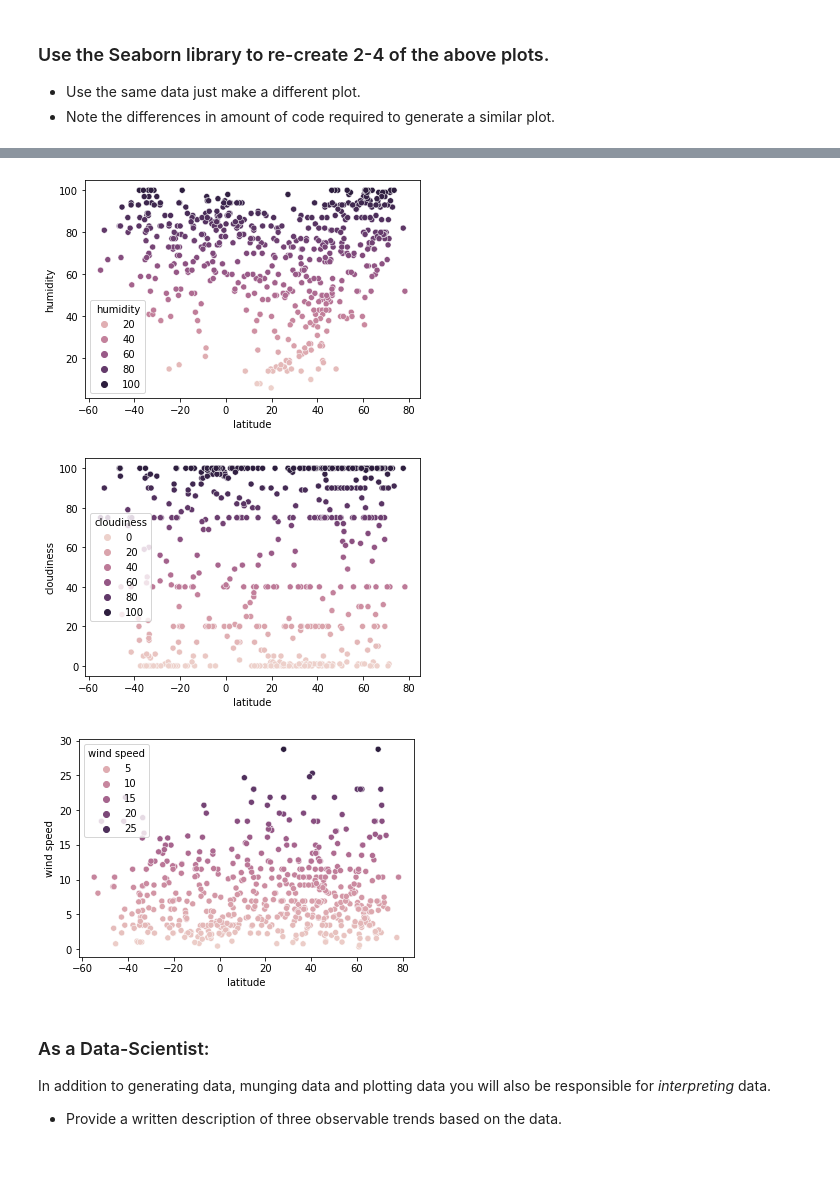
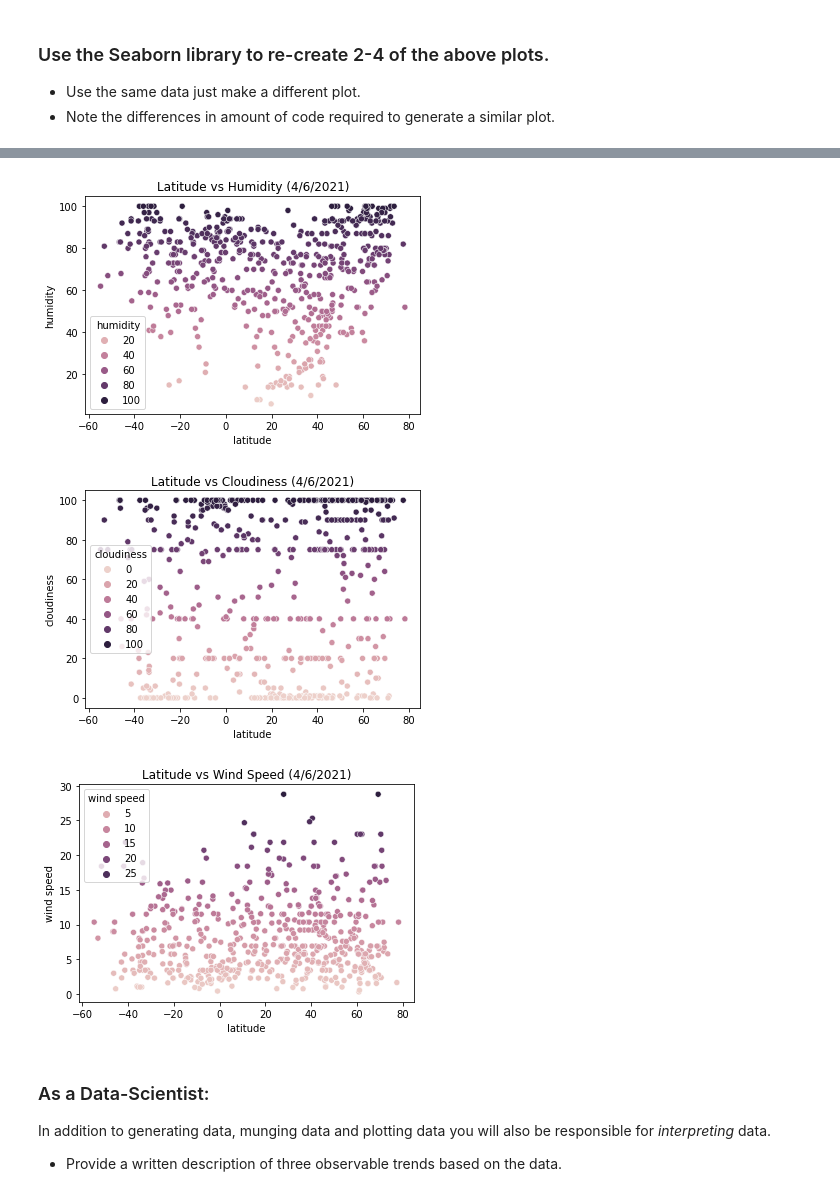
Before and after one commit to olesiam10/Homework, a Jupyter notebook: WeatherPy_homework_starter.ipynb, the cells around one changed output, grey strips where cells are left out. Drawn from its saved outputs; the diff is of its cells as text; code cells hidden in the pictures; blank space fills up the shorter version.

```diff
--- a/WeatherPy_homework_starter.ipynb
+++ b/WeatherPy_homework_starter.ipynb
@@ -228,21 +229,24 @@ plt.show()
 # %%
 import seaborn as sns
 sns.scatterplot(x ="latitude", y = "humidity", data = cityweather_df, hue = "humidity")
+plt.title("Latitude vs Humidity (4/6/2021)")
 plt.show()
 # %% [output]
-[figure, old version]
+[figure, new version]
 # %%
 import seaborn as sns
 sns.scatterplot(x ="latitude", y = "cloudiness", data = cityweather_df, hue = "cloudiness")
+plt.title("Latitude vs Cloudiness (4/6/2021)")
 plt.show()
 # %% [output]
-[figure, old version]
+[figure, new version]
 # %%
 import seaborn as sns
 sns.scatterplot(x ="latitude", y = "wind speed", data = cityweather_df, hue = "wind speed")
+plt.title("Latitude vs Wind Speed (4/6/2021)")
 plt.show()
 # %% [output]
-[figure, old version]
+[figure, new version]
 # %% [markdown]
 ### As a Data-Scientist:
 In addition to generating data, munging data and plotting data you will also be responsible for *interpreting* data.
```
Also changed, not shown: parts of 5 cells of this notebook.
